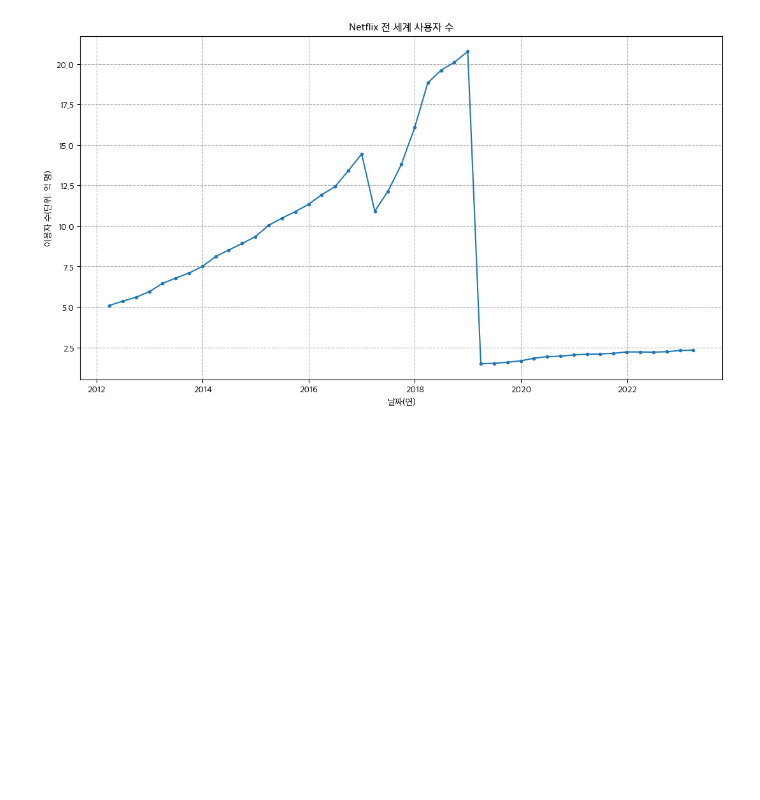
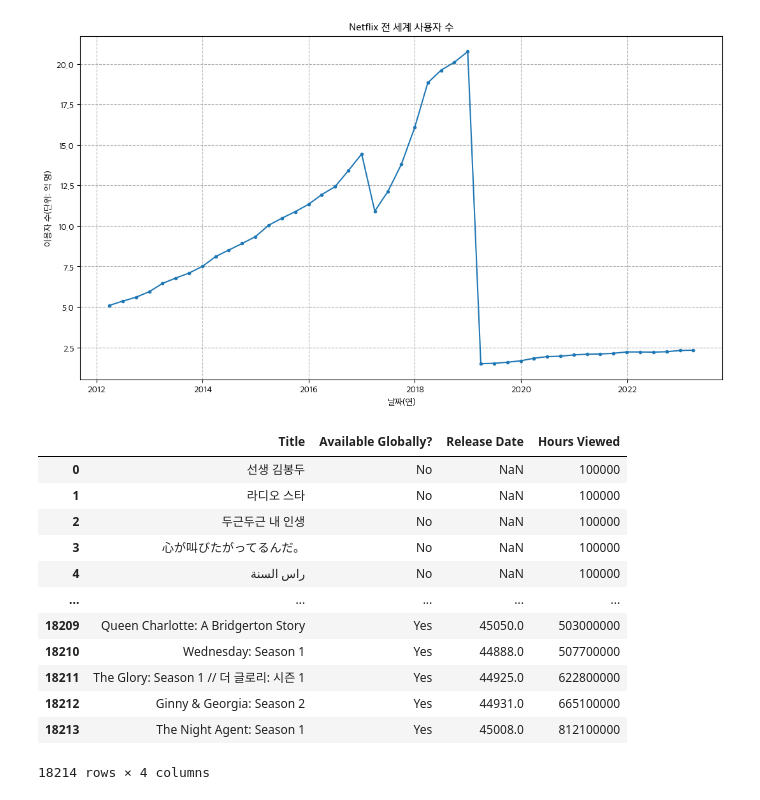
Before and after one commit to DChaovII/teamProject, a Jupyter notebook: teamProject.ipynb, the cells around one changed output. Cells and saved outputs as stored; diff of their text form; code cells hidden in the pictures; blank space fills up the shorter version.

```diff
--- a/teamProject.ipynb
+++ b/teamProject.ipynb
@@ -44,3 +44,21 @@ plt.savefig('./data/graph/netfilxGlobalUsers.png', dpi = 200)
 plt.show()
 # %% [output]
 [figure]
+# %%
+netWww = pd.read_csv("./data/netflixWhatWeWatched.csv")
+netWww = netWww.loc[::-1].reset_index(drop=True)
+netWww
+# %% [output]
+|  | Title | Available Globally? | Release Date | Hours Viewed |
+| 0 | 선생 김봉두 | No | NaN | 100000 |
+| 1 | 라디오 스타 | No | NaN | 100000 |
+| 2 | 두근두근 내 인생 | No | NaN | 100000 |
+| 3 | 心が叫びたがってるんだ。 | No | NaN | 100000 |
+| 4 | راس السنة | No | NaN | 100000 |
+| ... | ... | ... | ... | ... |
+| 18209 | Queen Charlotte: A Bridgerton Story | Yes | 45050.0 | 503000000 |
+| 18210 | Wednesday: Season 1 | Yes | 44888.0 | 507700000 |
+| 18211 | The Glory: Season 1 // 더 글로리: 시즌 1 | Yes | 44925.0 | 622800000 |
+| 18212 | Ginny & Georgia: Season 2 | Yes | 44931.0 | 665100000 |
+| 18213 | The Night Agent: Season 1 | Yes | 45008.0 | 812100000 |
+18214 rows × 4 columns
```
Also changed, not shown: parts of 3 cells of this notebook, 3 other files.
